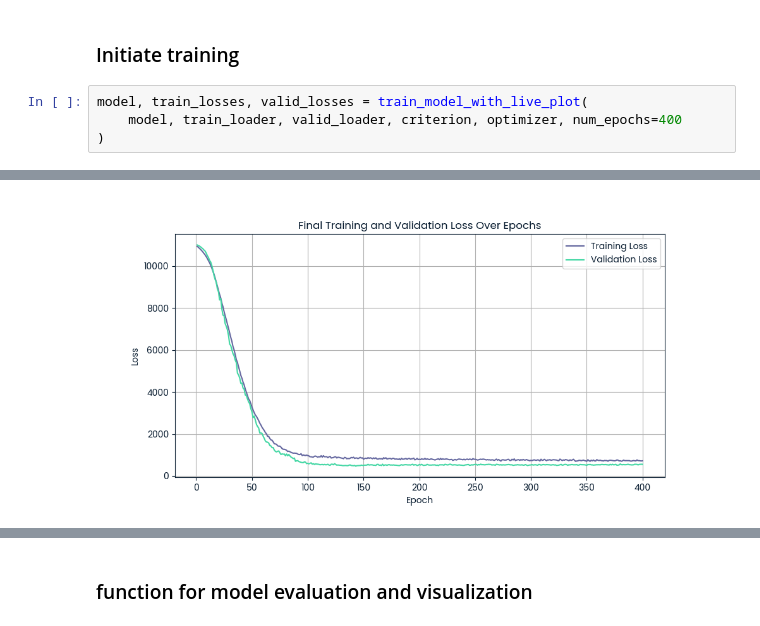
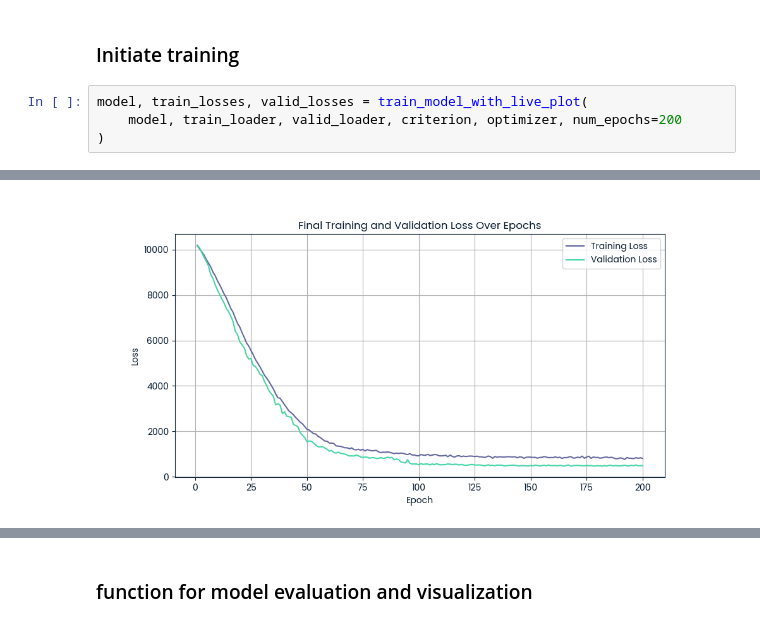
Before and after one commit to ShahinVI/netflix-eda-and-movie-duration-prediction-PyTorch, a Jupyter notebook: notebook.ipynb, the cells around one changed output, grey strips where cells are left out. Drawn from its saved outputs; the diff is of its cells as text.

```diff
--- a/notebook.ipynb
+++ b/notebook.ipynb
@@ -567,6 +567,6 @@ def train_model_with_live_plot(model, train_loader, valid_loader, criterion, opt
 ### Initiate training
 # %%
 model, train_losses, valid_losses = train_model_with_live_plot(
-    model, train_loader, valid_loader, criterion, optimizer, num_epochs=400
+    model, train_loader, valid_loader, criterion, optimizer, num_epochs=200
 )
 # %% [output]
@@ -590 +590 @@ Best Validation Loss so far: 466.0035 at epoch 143
-[figure, old version]
+[figure, new version]
```
Also changed, not shown: parts of 4 cells of this notebook, 1 other file.
